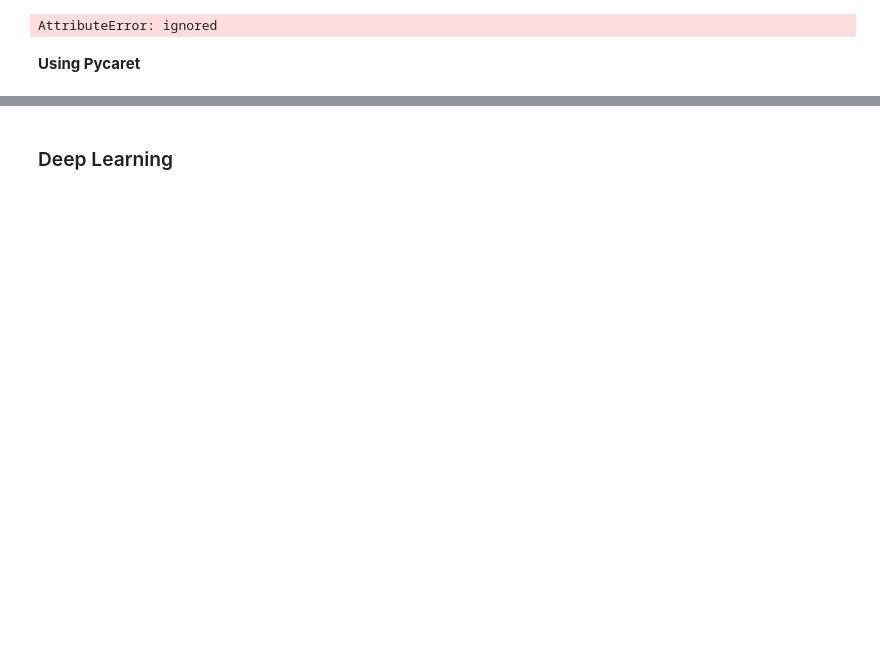
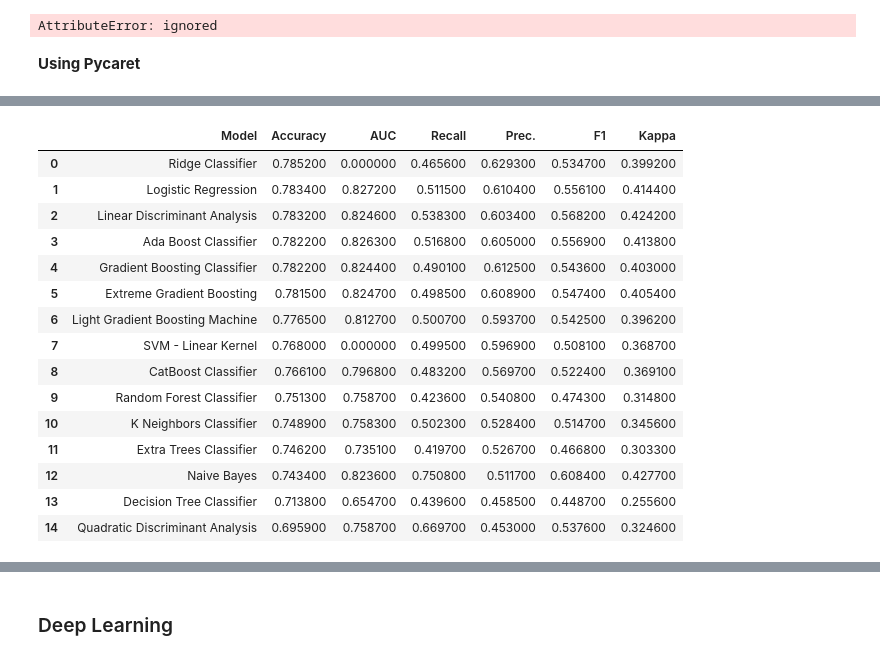
Before and after one commit to asheetsinvhal/dataAnalytics2020, a Jupyter notebook: CustomerChurn/Customer Churn-Predicting dissatisfied customer1.ipynb, the cells around one changed output, grey strips where cells are left out. Cells and saved outputs as stored; diff of their text form; code cells hidden in the pictures; blank space fills up the shorter version.

```diff
--- a/CustomerChurn/Customer Churn-Predicting dissatisfied customer1.ipynb
+++ b/CustomerChurn/Customer Churn-Predicting dissatisfied customer1.ipynb
@@ -449,0 +469,19 @@ ModuleNotFoundError: ignored
+# %%
+compare_models()
+# %% [output]
+|  | Model | Accuracy | AUC | Recall | Prec. | F1 | Kappa |
+| 0 | Ridge Classifier | 0.785200 | 0.000000 | 0.465600 | 0.629300 | 0.534700 | 0.399200 |
+| 1 | Logistic Regression | 0.783400 | 0.827200 | 0.511500 | 0.610400 | 0.556100 | 0.414400 |
+| 2 | Linear Discriminant Analysis | 0.783200 | 0.824600 | 0.538300 | 0.603400 | 0.568200 | 0.424200 |
+| 3 | Ada Boost Classifier | 0.782200 | 0.826300 | 0.516800 | 0.605000 | 0.556900 | 0.413800 |
+| 4 | Gradient Boosting Classifier | 0.782200 | 0.824400 | 0.490100 | 0.612500 | 0.543600 | 0.403000 |
+| 5 | Extreme Gradient Boosting | 0.781500 | 0.824700 | 0.498500 | 0.608900 | 0.547400 | 0.405400 |
+| 6 | Light Gradient Boosting Machine | 0.776500 | 0.812700 | 0.500700 | 0.593700 | 0.542500 | 0.396200 |
+| 7 | SVM - Linear Kernel | 0.768000 | 0.000000 | 0.499500 | 0.596900 | 0.508100 | 0.368700 |
+| 8 | CatBoost Classifier | 0.766100 | 0.796800 | 0.483200 | 0.569700 | 0.522400 | 0.369100 |
+| 9 | Random Forest Classifier | 0.751300 | 0.758700 | 0.423600 | 0.540800 | 0.474300 | 0.314800 |
+| 10 | K Neighbors Classifier | 0.748900 | 0.758300 | 0.502300 | 0.528400 | 0.514700 | 0.345600 |
+| 11 | Extra Trees Classifier | 0.746200 | 0.735100 | 0.419700 | 0.526700 | 0.466800 | 0.303300 |
+| 12 | Naive Bayes | 0.743400 | 0.823600 | 0.750800 | 0.511700 | 0.608400 | 0.427700 |
+| 13 | Decision Tree Classifier | 0.713800 | 0.654700 | 0.439600 | 0.458500 | 0.448700 | 0.255600 |
+| 14 | Quadratic Discriminant Analysis | 0.695900 | 0.758700 | 0.669700 | 0.453000 | 0.537600 | 0.324600 |
```
Also changed, not shown: parts of 21 cells of this notebook.
